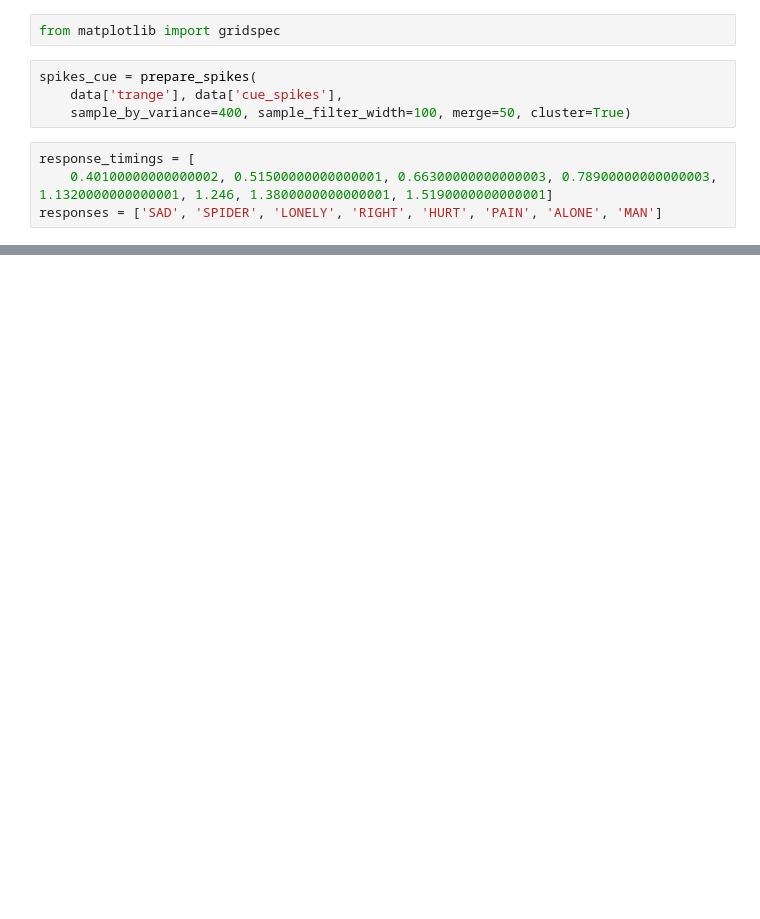
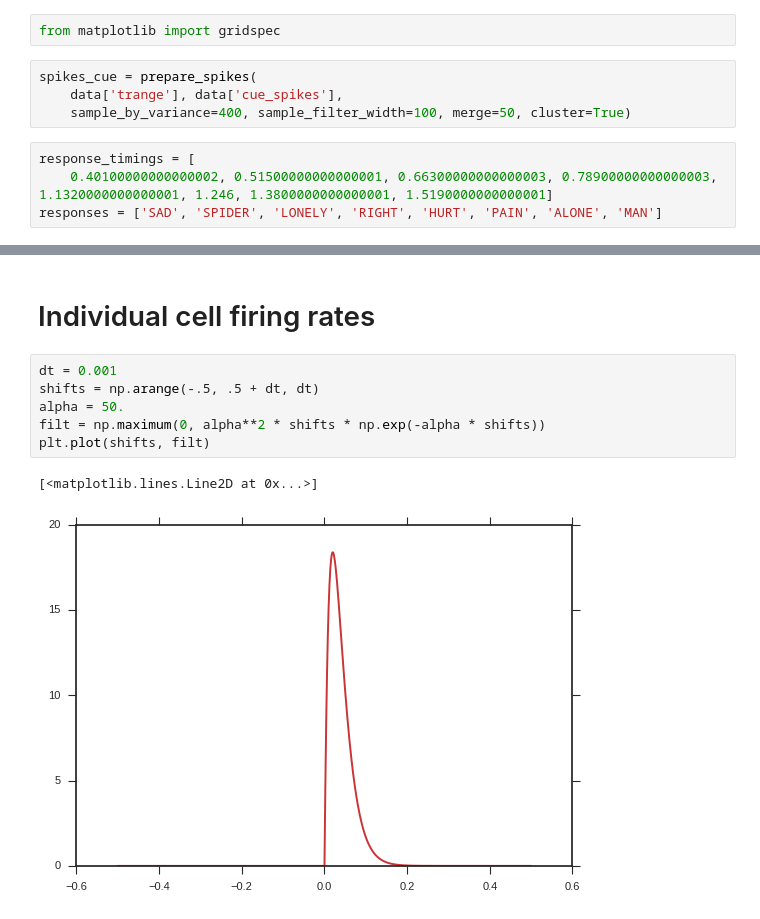
Before and after one commit to ctn-archive/kajic-frontiers2016, a Jupyter notebook: notebooks/Spike_Plot.ipynb, the cells around one changed output, grey strips where cells are left out. Drawn from its saved outputs; the diff is of its cells as text; blank space fills up the shorter version.

```diff
--- a/notebooks/Spike_Plot.ipynb
+++ b/notebooks/Spike_Plot.ipynb
@@ -154,0 +156,11 @@ fig.savefig('../txt/frontiers-paper/figures/spikes.pdf', dpi=300)
+# %% [markdown]
+# Individual cell firing rates
+# %%
+dt = 0.001
+shifts = np.arange(-.5, .5 + dt, dt)
+alpha = 50.
+filt = np.maximum(0, alpha**2 * shifts * np.exp(-alpha * shifts))
+plt.plot(shifts, filt)
+# %% [output]
+[<matplotlib.lines.Line2D at 0x...>]
+[figure, added]
```
Also changed, not shown: parts of 5 cells of this notebook.
